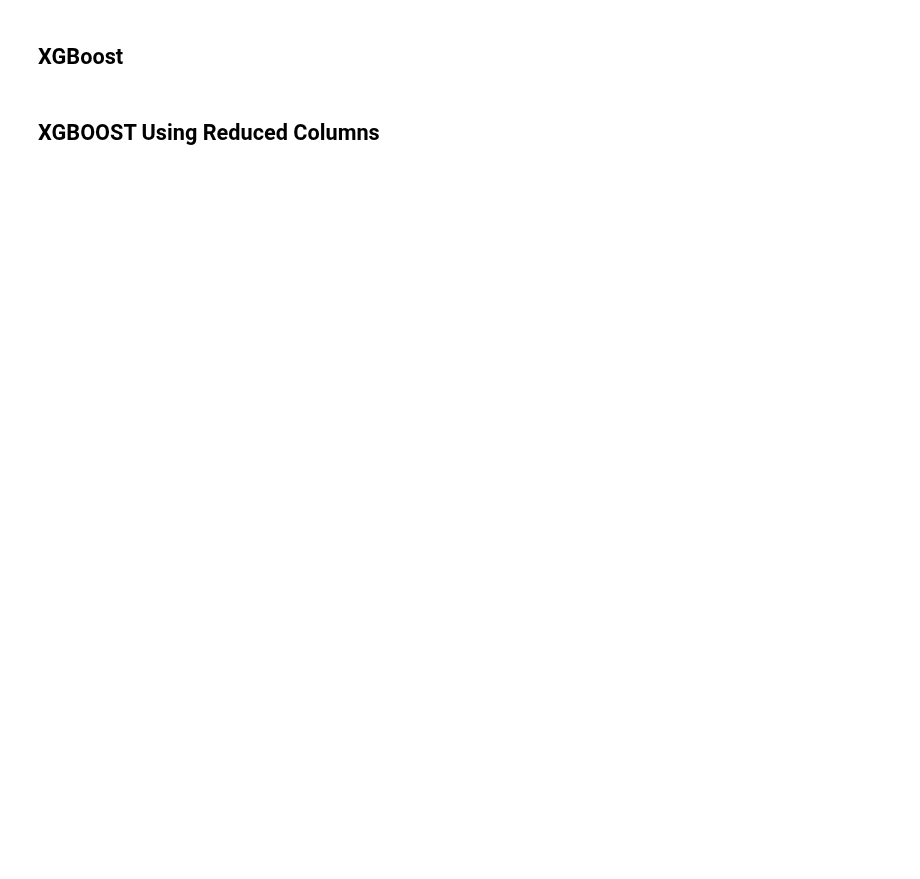
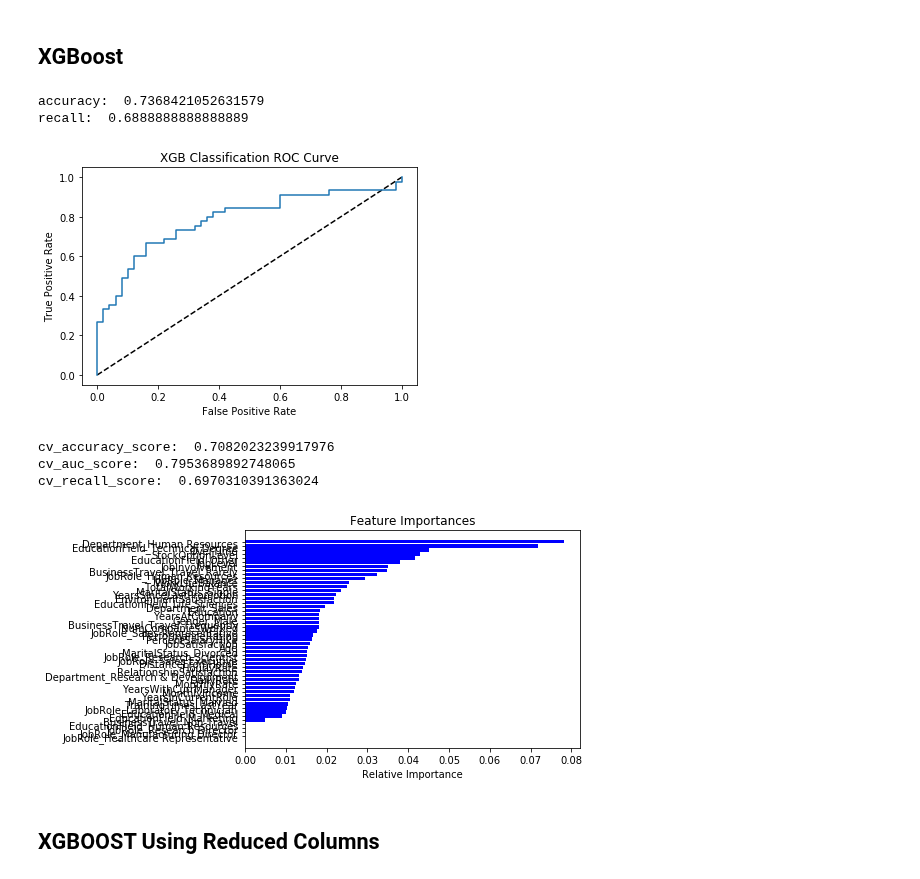
Before and after one commit to Xusong1998/Data-Analytics-Project, a Jupyter notebook: HR_Attrition_Data_Modeling.ipynb, the cells around one changed output. Cells and saved outputs as stored; diff of their text form; code cells hidden in the pictures; blank space fills up the shorter version.

```diff
--- a/HR_Attrition_Data_Modeling.ipynb
+++ b/HR_Attrition_Data_Modeling.ipynb
@@ -677,12 +697,14 @@ X=attrition_df.drop('Attrition',axis=1)
 y=attrition_df['Attrition']
 
 X_train, X_test, y_train, y_test = train_test_split(X_under, y_under, test_size=0.2, random_state=10)
+#oversampling
+X_train,y_train = oversampling(X_train,y_train)
 
 #{'colsample_bytree': 0.5, 'learning_rate': 0.2, 'max_depth': 8, 'n_estimators': 300}
 xg_cl=xgb.XGBClassifier(eval_metric='logloss',seed=10,use_label_encoder=False, objective='binary:logistic',
                        colsample_bytree=0.5, learning_rate=0.2, max_depth=8, n_estimators=300)
 
-xg_cl.fit(X_train, y_train)
+xg_cl.fit(X_train,y_train)
 y_pred=xg_cl.predict(X_test)
 y_prob = xg_cl.predict_proba(X_test)[:,1]
 
@@ -693,33 +715,41 @@ print('recall: ', tp/(tp+fn))
 
 fpr, tpr, thresholds = roc_curve(y_test, y_prob)
 plt.plot([0,1],[0,1],'k--')
 plt.plot(fpr, tpr, label='XGBClassifier')
 plt.xlabel('False Positive Rate')
 plt.ylabel('True Positive Rate')
 plt.title('XGB Classification ROC Curve')
 plt.show()
 
 
 k_fold = KFold(n_splits=10, shuffle=True, random_state=123)
 score = cross_val_score(xg_cl, X_train, y_train, cv=5, scoring='accuracy')
 print('cv_accuracy_score: ',score.mean())
 
 score = cross_val_score(xg_cl, X_train, y_train, cv=5, scoring='roc_auc')
 print('cv_auc_score: ',score.mean())
 
 score = cross_val_score(xg_cl, X_train, y_train, cv=5, scoring='recall')
 print('cv_recall_score: ',score.mean())
 
 
 features = X_under.columns
 importances = xg_cl.feature_importances_
 indices = np.argsort(importances)
 
 plt.title('Feature Importances')
 plt.barh(range(len(indices)), importances[indices], color='b', align='center')
 plt.yticks(range(len(indices)), [features[i] for i in indices])
 plt.xlabel('Relative Importance')
 plt.show()
+# %% [output]
+accuracy:  0.7368421052631579
+recall:  0.6888888888888889
+[figure, added]
+cv_accuracy_score:  0.7082023239917976
+cv_auc_score:  0.7953689892748065
+cv_recall_score:  0.6970310391363024
+[figure, added]
 # %%
 #params = {'max_depth':[3,5,8,10],
          #'learning_rate':[0.2, 0.1],
```
Also changed, not shown: parts of 10 cells of this notebook.
